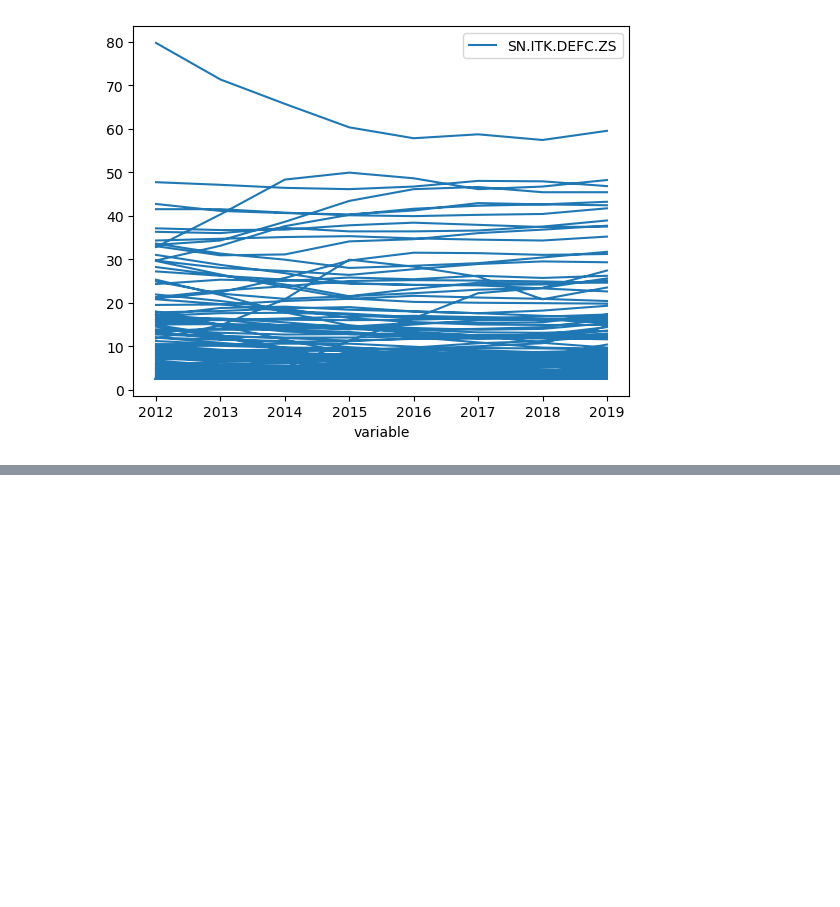
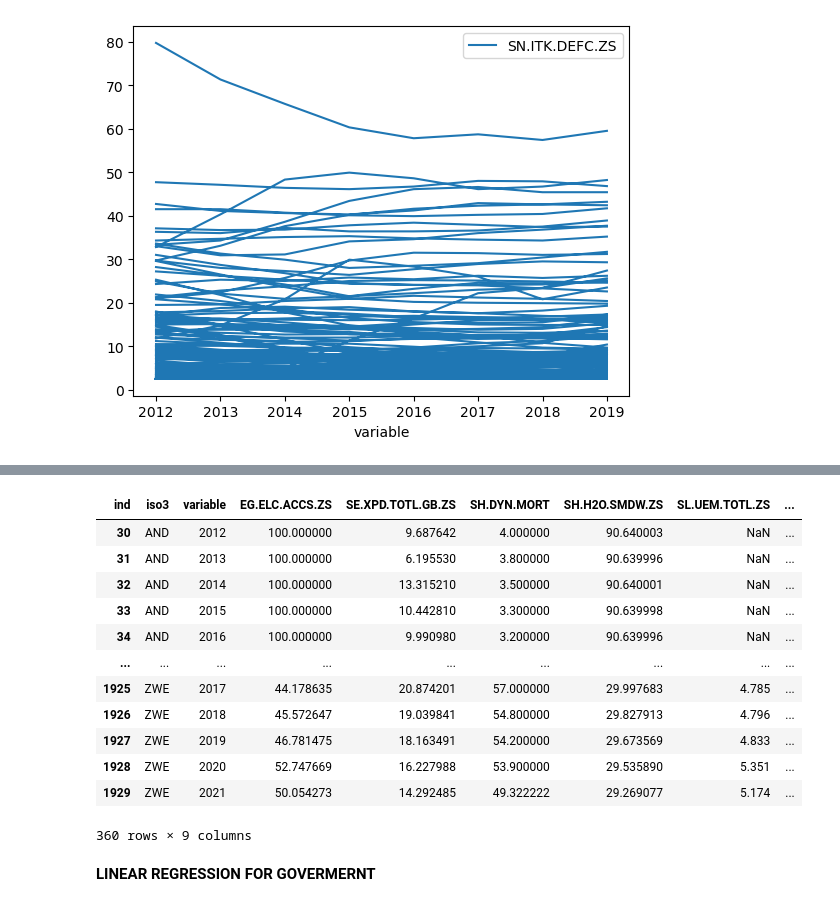
Before and after one commit to capstone-travel-index/better_travel_index, a Jupyter notebook: esg_data.ipynb, the cells around one changed output, grey strips where cells are left out. Drawn from its saved outputs; the diff is of its cells as text; code cells hidden in the pictures; blank space fills up the shorter version.

```diff
--- a/esg_data.ipynb
+++ b/esg_data.ipynb
@@ -434,0 +435,13 @@ for i in gov_ind:
+# %%
+df_test_inp = df_env_trans.copy()
+# %%
+indicators = env_ind
+# Iterate over unique iso3 values/countries
+for iso3 in df_test_inp['iso3'].unique():
+    # Create a boolean mask to select rows for the current country
+    mask = df_test_inp['iso3'] == iso3
+
+    # Iterate over the columns/indicators
+    for indicator in indicators:
+        # Perform linear interpolation for the current country only
+        df_test_inp.loc[mask, indicator] = df_test_inp.loc[mask, indicator].interpolate(method='linear', limit_direction='both')
@@ -434,0 +576,30 @@ for i in gov_ind:
+# %%
+df_soc_inp = df_soc_trans.copy()
+# %%
+# Define the columns for linear regression
+indicators = soc_ind
+
+# Iterate over unique iso3 values/countries
+for iso3 in df_soc_inp['iso3'].unique():
+    # Iterate over columns/indicators
+    for indicator in indicators:
+        # Filter rows for the current iso3 and indicator
+        filtered_rows = df_soc_inp[(df_soc_inp['iso3'] == iso3) & (df_soc_inp[indicator].notna())]
+
+        # Check if there are enough non-NaN values for regression
+        if len(filtered_rows) >= 2:
+            X = filtered_rows['variable'].values.reshape(-1, 1)
+            y = filtered_rows[indicator].values.reshape(-1, 1)
+
+            # Create a regression model and fit it
+            regression_model = LinearRegression()
+            regression_model.fit(X, y)
+
+            # Predict NaN values using the regression model
+            X_pred = df_soc_trans.loc[(df_soc_trans['iso3'] == iso3) & (df_soc_trans[indicator].isna()), 'variable'].values.reshape(-1, 1)
+
+            if len(X_pred) > 0:
+                y_pred = regression_model.predict(X_pred)
+
+                # Replace NaN values with the predicted values
+                df_soc_inp.loc[(df_soc_trans['iso3'] == iso3) & (df_soc_trans[indicator].isna()), indicator] = np.squeeze(y_pred)
@@ -434,0 +634,18 @@ for i in gov_ind:
+# %%
+df_soc_inp[df_soc_inp['SN.ITK.DEFC.ZS'].isna()]
+# %% [output]
+| ind | iso3 | variable | EG.ELC.ACCS.ZS | SE.XPD.TOTL.GB.ZS | SH.DYN.MORT | SH.H2O.SMDW.ZS | SL.UEM.TOTL.ZS | ... |
+| 30 | AND | 2012 | 100.000000 | 9.687642 | 4.000000 | 90.640003 | NaN | ... |
+| 31 | AND | 2013 | 100.000000 | 6.195530 | 3.800000 | 90.639996 | NaN | ... |
+| 32 | AND | 2014 | 100.000000 | 13.315210 | 3.500000 | 90.640001 | NaN | ... |
+| 33 | AND | 2015 | 100.000000 | 10.442810 | 3.300000 | 90.639998 | NaN | ... |
+| 34 | AND | 2016 | 100.000000 | 9.990980 | 3.200000 | 90.639996 | NaN | ... |
+| ... | ... | ... | ... | ... | ... | ... | ... | ... |
+| 1925 | ZWE | 2017 | 44.178635 | 20.874201 | 57.000000 | 29.997683 | 4.785 | ... |
+| 1926 | ZWE | 2018 | 45.572647 | 19.039841 | 54.800000 | 29.827913 | 4.796 | ... |
+| 1927 | ZWE | 2019 | 46.781475 | 18.163491 | 54.200000 | 29.673569 | 4.833 | ... |
+| 1928 | ZWE | 2020 | 52.747669 | 16.227988 | 53.900000 | 29.535890 | 5.351 | ... |
+| 1929 | ZWE | 2021 | 50.054273 | 14.292485 | 49.322222 | 29.269077 | 5.174 | ... |
+360 rows × 9 columns
+# %% [markdown]
+**LINEAR REGRESSION FOR GOVERMERNT**
```
Also changed, not shown: parts of 49 cells of this notebook.
